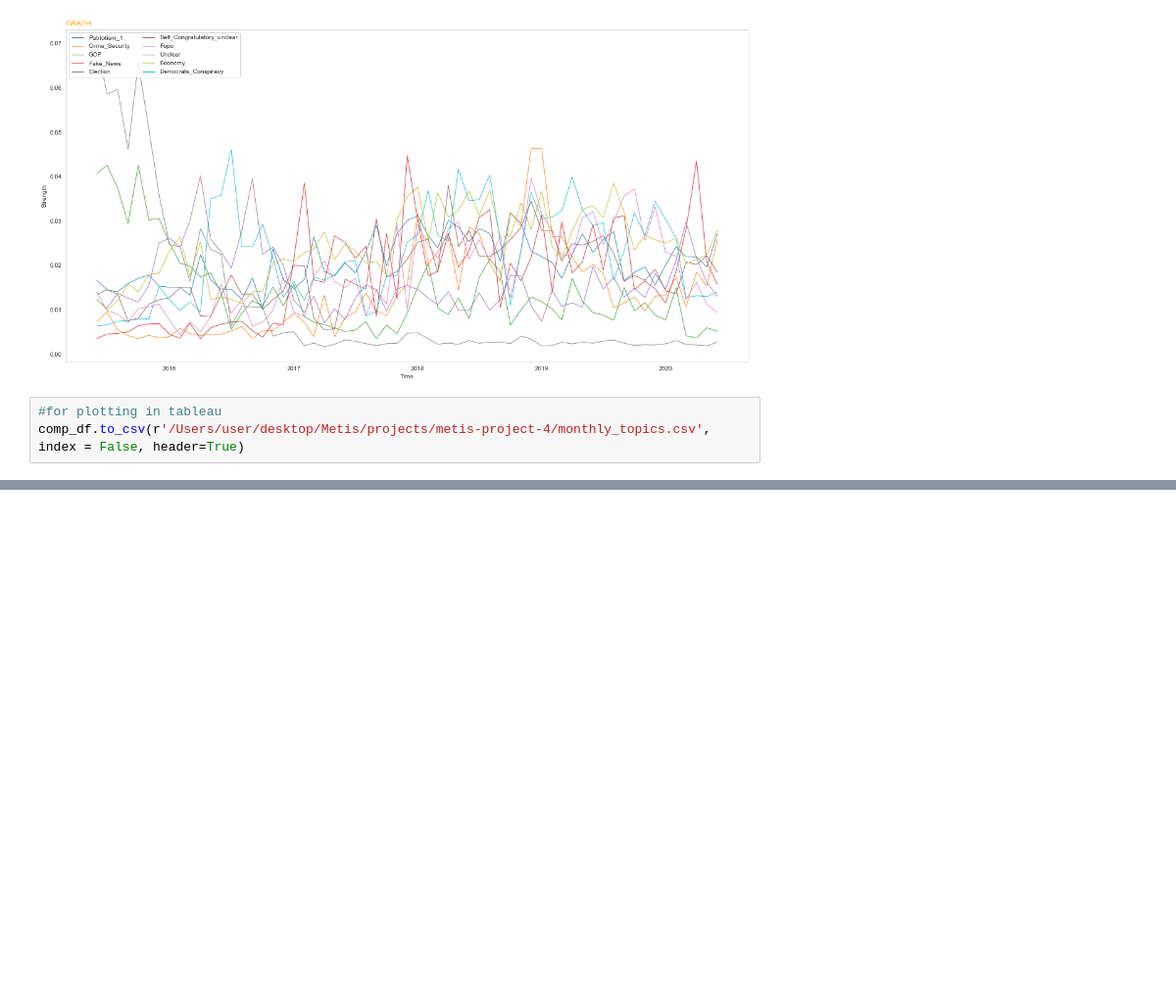
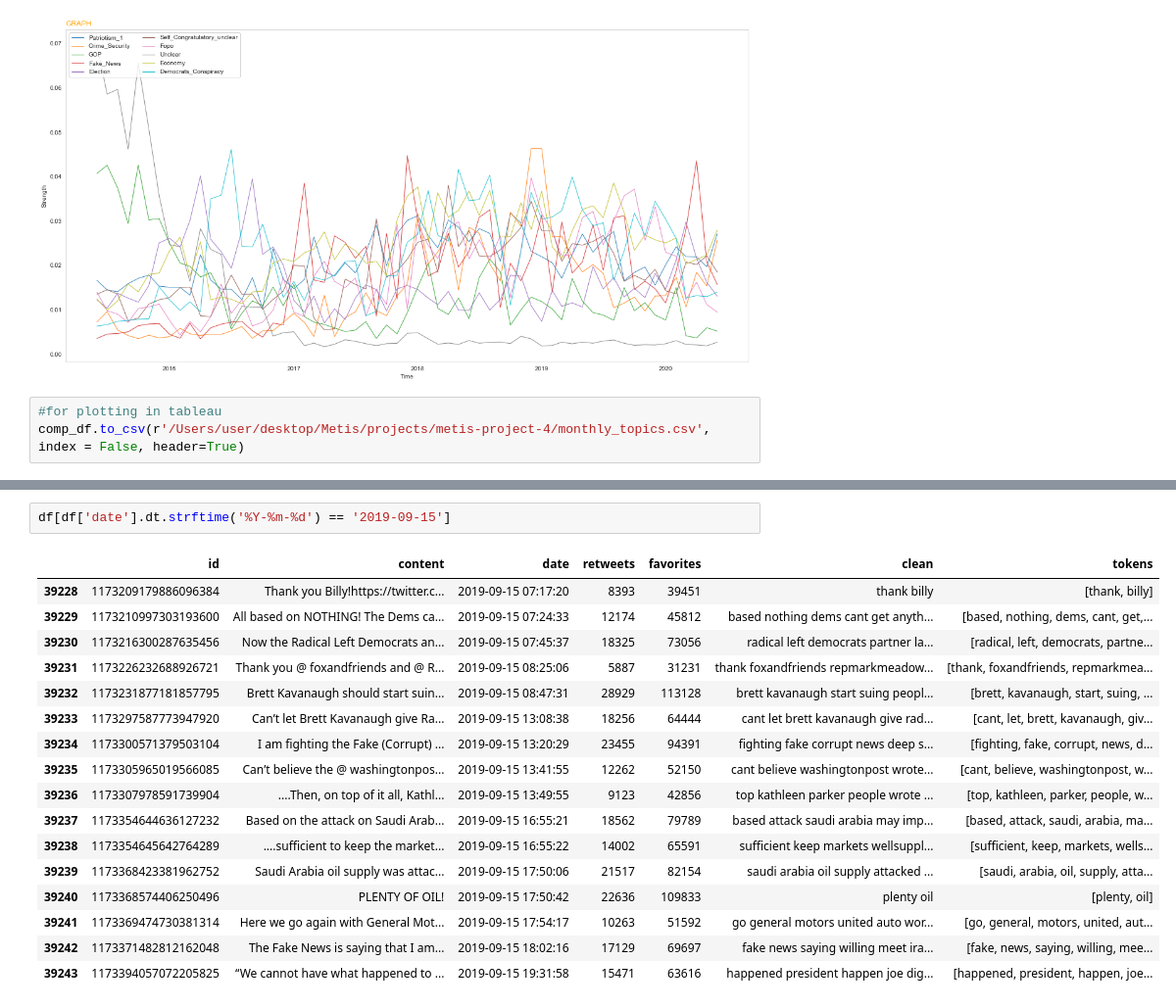
Before and after one commit to mattsegall/metis-project-4, a Jupyter notebook: Data Acquisition and Cleaning.ipynb, the cells around one changed output, grey strips where cells are left out. Shown at 98% size. Cells and saved outputs as stored; diff of their text form; blank space fills up the shorter version.

```diff
--- a/Data Acquisition and Cleaning.ipynb
+++ b/Data Acquisition and Cleaning.ipynb
@@ -647,0 +836,20 @@ comp_df.to_csv(r'/Users/user/desktop/Metis/projects/metis-project-4/monthly_topi
+# %%
+df[df['date'].dt.strftime('%Y-%m-%d') == '2019-09-15']
+# %% [output]
+|  | id | content | date | retweets | favorites | clean | tokens |
+| 39228 | 1173209179886096384 | Thank you Billy!https://twitter.c... | 2019-09-15 07:17:20 | 8393 | 39451 | thank billy | [thank, billy] |
+| 39229 | 1173210997303193600 | All based on NOTHING! The Dems ca... | 2019-09-15 07:24:33 | 12174 | 45812 | based nothing dems cant get anyth... | [based, nothing, dems, cant, get,... |
+| 39230 | 1173216300287635456 | Now the Radical Left Democrats an... | 2019-09-15 07:45:37 | 18325 | 73056 | radical left democrats partner la... | [radical, left, democrats, partne... |
+| 39231 | 1173226232688926721 | Thank you @ foxandfriends and @ R... | 2019-09-15 08:25:06 | 5887 | 31231 | thank foxandfriends repmarkmeadow... | [thank, foxandfriends, repmarkmea... |
+| 39232 | 1173231877181857795 | Brett Kavanaugh should start suin... | 2019-09-15 08:47:31 | 28929 | 113128 | brett kavanaugh start suing peopl... | [brett, kavanaugh, start, suing, ... |
+| 39233 | 1173297587773947920 | Can’t let Brett Kavanaugh give Ra... | 2019-09-15 13:08:38 | 18256 | 64444 | cant let brett kavanaugh give rad... | [cant, let, brett, kavanaugh, giv... |
+| 39234 | 1173300571379503104 | I am fighting the Fake (Corrupt) ... | 2019-09-15 13:20:29 | 23455 | 94391 | fighting fake corrupt news deep s... | [fighting, fake, corrupt, news, d... |
+| 39235 | 1173305965019566085 | Can’t believe the @ washingtonpos... | 2019-09-15 13:41:55 | 12262 | 52150 | cant believe washingtonpost wrote... | [cant, believe, washingtonpost, w... |
+| 39236 | 1173307978591739904 | ....Then, on top of it all, Kathl... | 2019-09-15 13:49:55 | 9123 | 42856 | top kathleen parker people wrote ... | [top, kathleen, parker, people, w... |
+| 39237 | 1173354644636127232 | Based on the attack on Saudi Arab... | 2019-09-15 16:55:21 | 18562 | 79789 | based attack saudi arabia may imp... | [based, attack, saudi, arabia, ma... |
+| 39238 | 1173354645642764289 | ....sufficient to keep the market... | 2019-09-15 16:55:22 | 14002 | 65591 | sufficient keep markets wellsuppl... | [sufficient, keep, markets, wells... |
+| 39239 | 1173368423381962752 | Saudi Arabia oil supply was attac... | 2019-09-15 17:50:06 | 21517 | 82154 | saudi arabia oil supply attacked ... | [saudi, arabia, oil, supply, atta... |
+| 39240 | 1173368574406250496 | PLENTY OF OIL! | 2019-09-15 17:50:42 | 22636 | 109833 | plenty oil | [plenty, oil] |
+| 39241 | 1173369474730381314 | Here we go again with General Mot... | 2019-09-15 17:54:17 | 10263 | 51592 | go general motors united auto wor... | [go, general, motors, united, aut... |
+| 39242 | 1173371482812162048 | The Fake News is saying that I am... | 2019-09-15 18:02:16 | 17129 | 69697 | fake news saying willing meet ira... | [fake, news, saying, willing, mee... |
+| 39243 | 1173394057072205825 | “We cannot have what happened to ... | 2019-09-15 19:31:58 | 15471 | 63616 | happened president happen joe dig... | [happened, president, happen, joe... |
```
Also changed, not shown: parts of 23 cells of this notebook, 15 other files.
